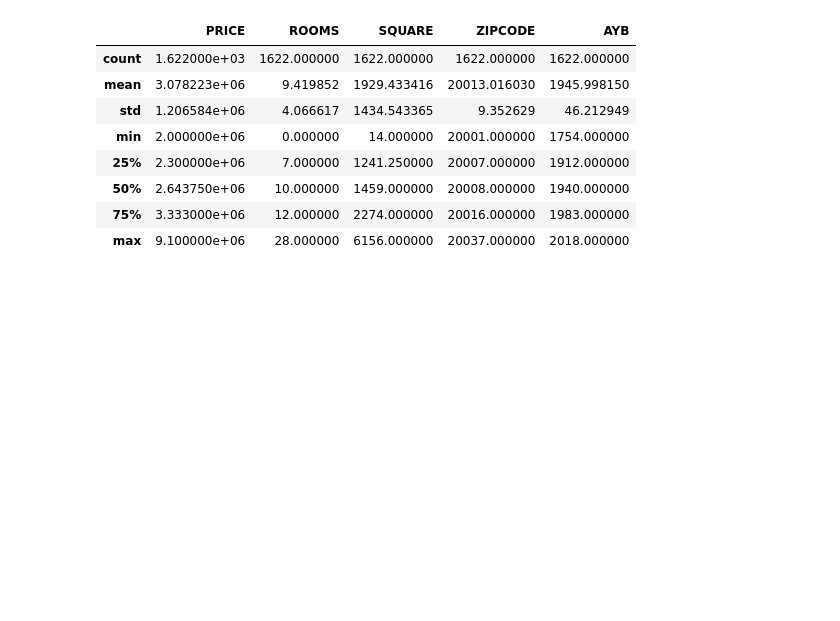
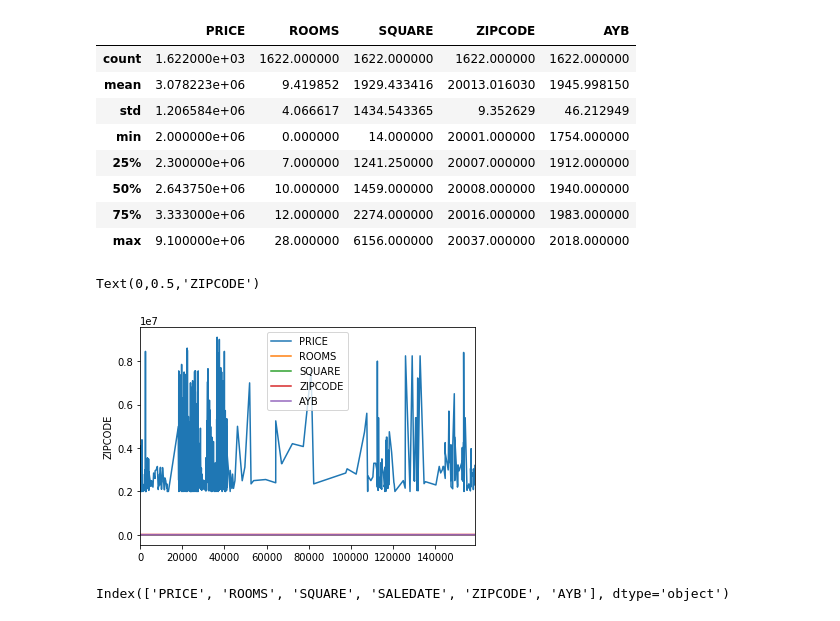
Before and after one commit to MehmetGithub/Dec2018DataBootcamp, a Jupyter notebook: Project2MD.ipynb, the cells around one changed output. Saved outputs shown, nothing was run; the diff lists cells and outputs as text; code cells hidden in the pictures; blank space fills up the shorter version.

```diff
--- a/Project2MD.ipynb
+++ b/Project2MD.ipynb
@@ -263,3 +263,14 @@ data.describe()
 | 50% | 2.643750e+06 | 10.000000 | 1459.000000 | 20008.000000 | 1940.000000 |
 | 75% | 3.333000e+06 | 12.000000 | 2274.000000 | 20016.000000 | 1983.000000 |
 | max | 9.100000e+06 | 28.000000 | 6156.000000 | 20037.000000 | 2018.000000 |
+# %%
+#bar plot of data
+data.plot()
+plt.ylabel('ZIPCODE')
+# %% [output]
+Text(0,0.5,'ZIPCODE')
+[figure, added]
+# %%
+df4.columns
+# %% [output]
+Index(['PRICE', 'ROOMS', 'SQUARE', 'SALEDATE', 'ZIPCODE', 'AYB'], dtype='object')
```
Also changed, not shown: parts of 5 cells of this notebook.
